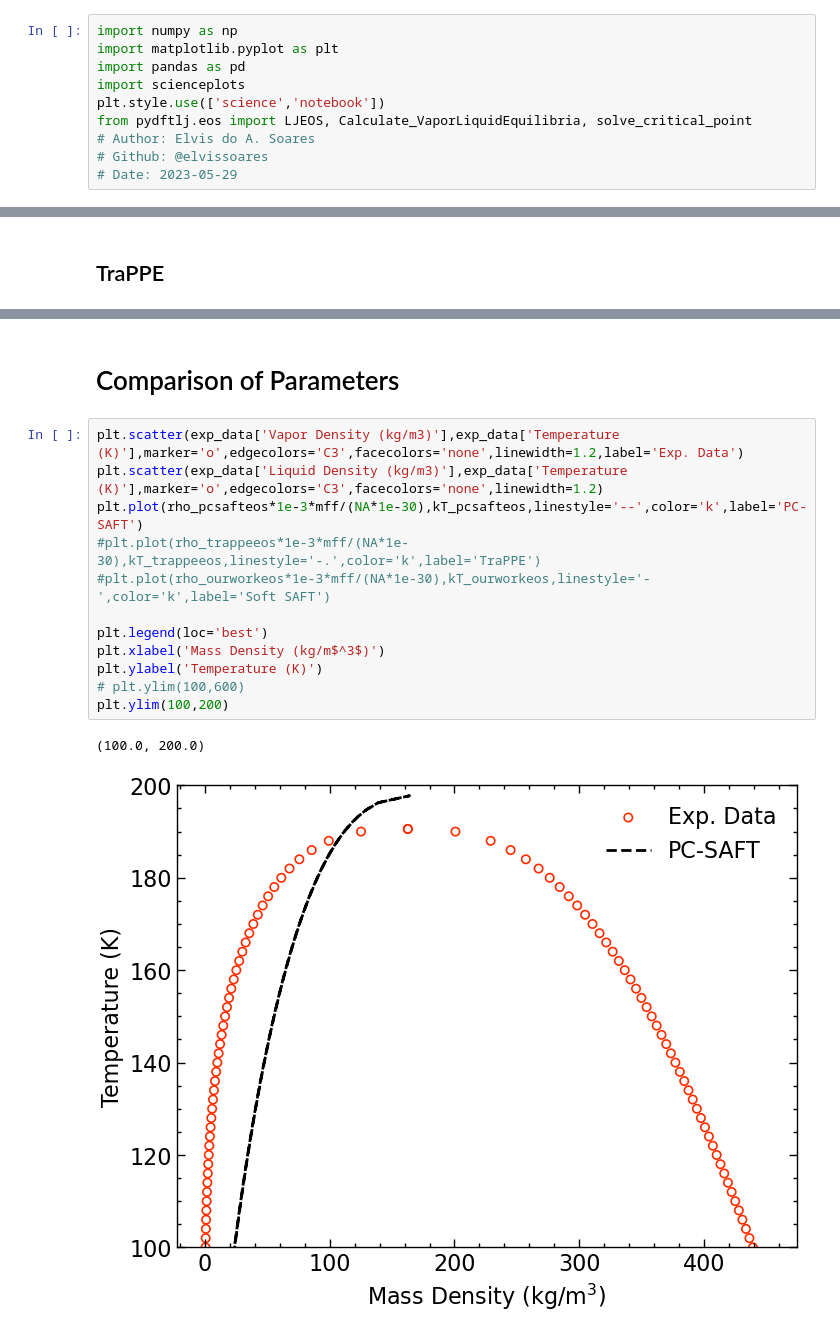
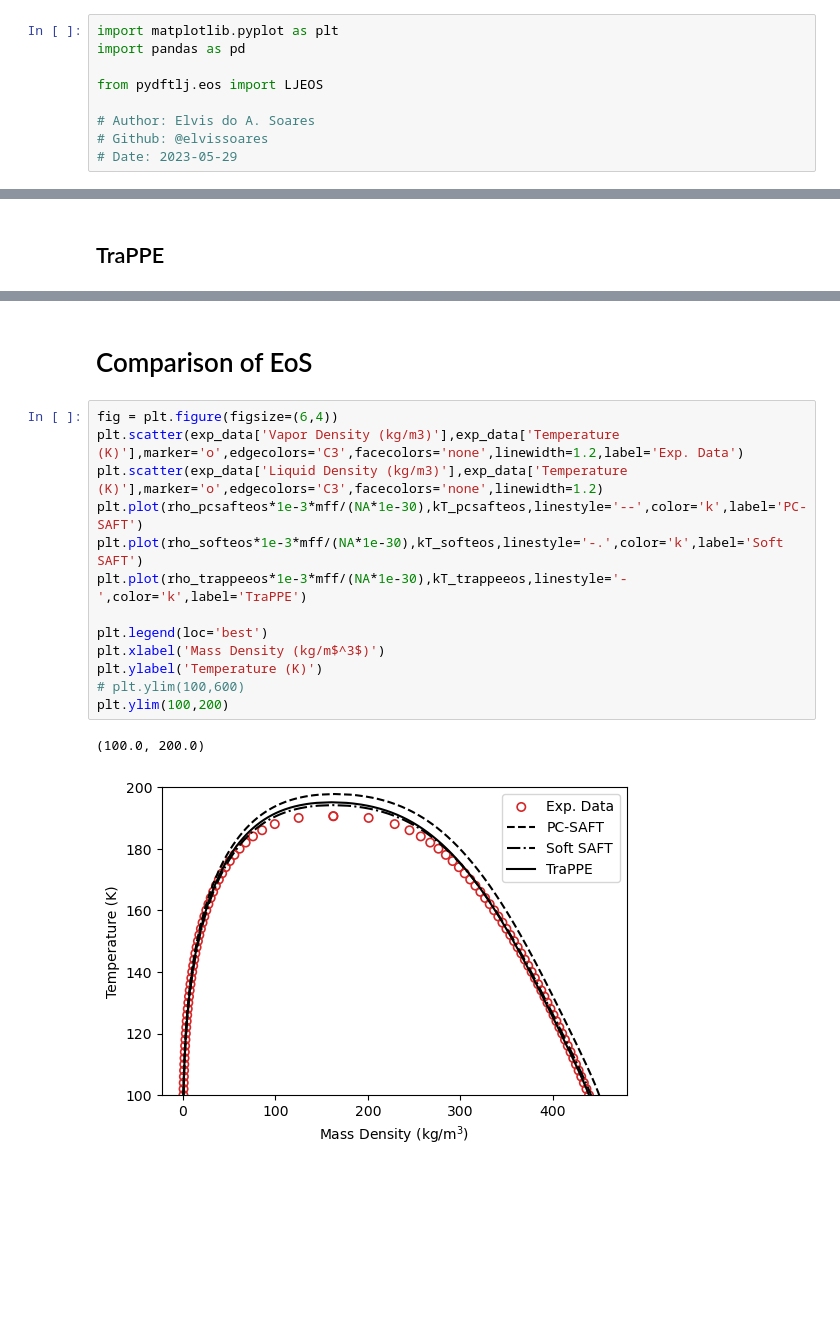
Before and after one commit to elvissoares/PyDFTlj, a Jupyter notebook: examples/Example1-Phasediagram-Methane.ipynb, the cells around one changed output, grey strips where cells are left out. Saved outputs shown, nothing was run; the diff lists cells and outputs as text; blank space fills up the shorter version.

```diff
--- a/examples/Example1-Phasediagram-Methane.ipynb
+++ b/examples/Example1-Phasediagram-Methane.ipynb
@@ -1,10 +1,9 @@
 # %%
-import numpy as np
 import matplotlib.pyplot as plt
 import pandas as pd
-import scienceplots
-plt.style.use(['science','notebook'])
-from pydftlj.eos import LJEOS, Calculate_VaporLiquidEquilibria, solve_critical_point
+
+from pydftlj.eos import LJEOS
+
 # Author: Elvis do A. Soares
 # Github: @elvissoares
 # Date: 2023-05-29
@@ -115,18 +77,19 @@ p_ourworkeos = np.array([ourworkeos.p(rho_ourworkeos[i],kT_ourworkeos[i]) for i
 # %% [markdown]
-# Comparison of Parameters
+# Comparison of EoS
 # %%
+fig = plt.figure(figsize=(6,4))
 plt.scatter(exp_data['Vapor Density (kg/m3)'],exp_data['Temperature (K)'],marker='o',edgecolors='C3',facecolors='none',linewidth=1.2,label='Exp. Data')
 plt.scatter(exp_data['Liquid Density (kg/m3)'],exp_data['Temperature (K)'],marker='o',edgecolors='C3',facecolors='none',linewidth=1.2)
 plt.plot(rho_pcsafteos*1e-3*mff/(NA*1e-30),kT_pcsafteos,linestyle='--',color='k',label='PC-SAFT')
-#plt.plot(rho_trappeeos*1e-3*mff/(NA*1e-30),kT_trappeeos,linestyle='-.',color='k',label='TraPPE')
-#plt.plot(rho_ourworkeos*1e-3*mff/(NA*1e-30),kT_ourworkeos,linestyle='-',color='k',label='Soft SAFT')
+plt.plot(rho_softeos*1e-3*mff/(NA*1e-30),kT_softeos,linestyle='-.',color='k',label='Soft SAFT')
+plt.plot(rho_trappeeos*1e-3*mff/(NA*1e-30),kT_trappeeos,linestyle='-',color='k',label='TraPPE')
 
 plt.legend(loc='best')
 plt.xlabel('Mass Density (kg/m$^3$)')
 plt.ylabel('Temperature (K)')
 # plt.ylim(100,600)
 plt.ylim(100,200)
 # %% [output]
 (100.0, 200.0)
-[figure, old version]
+[figure, new version]
 # %%
```
Also changed, not shown: parts of 19 cells of this notebook, 1 other file.
